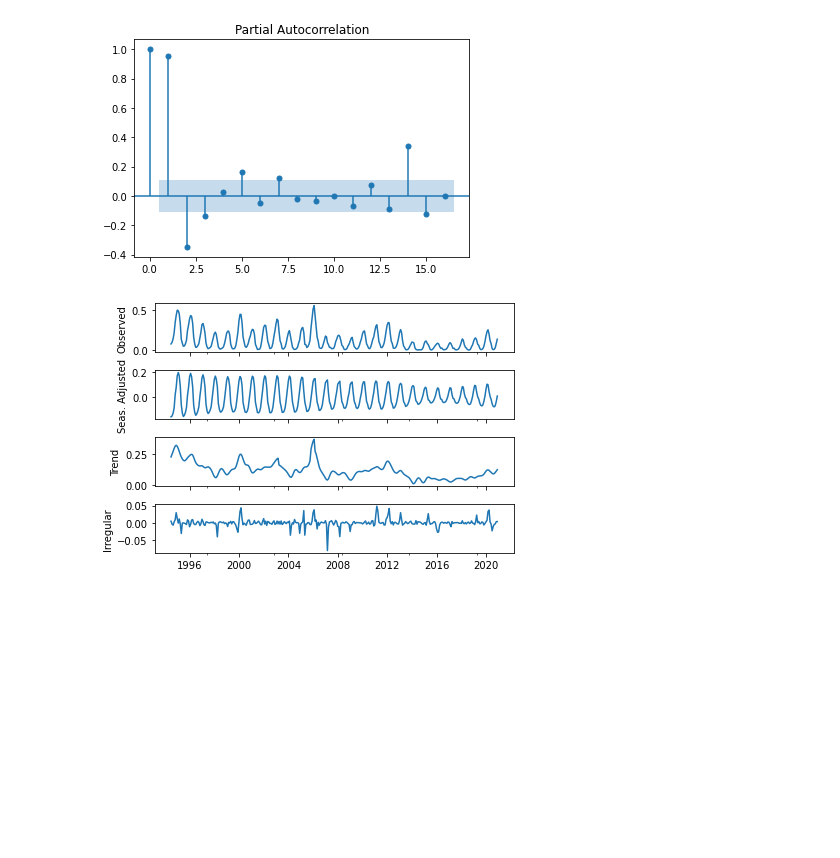
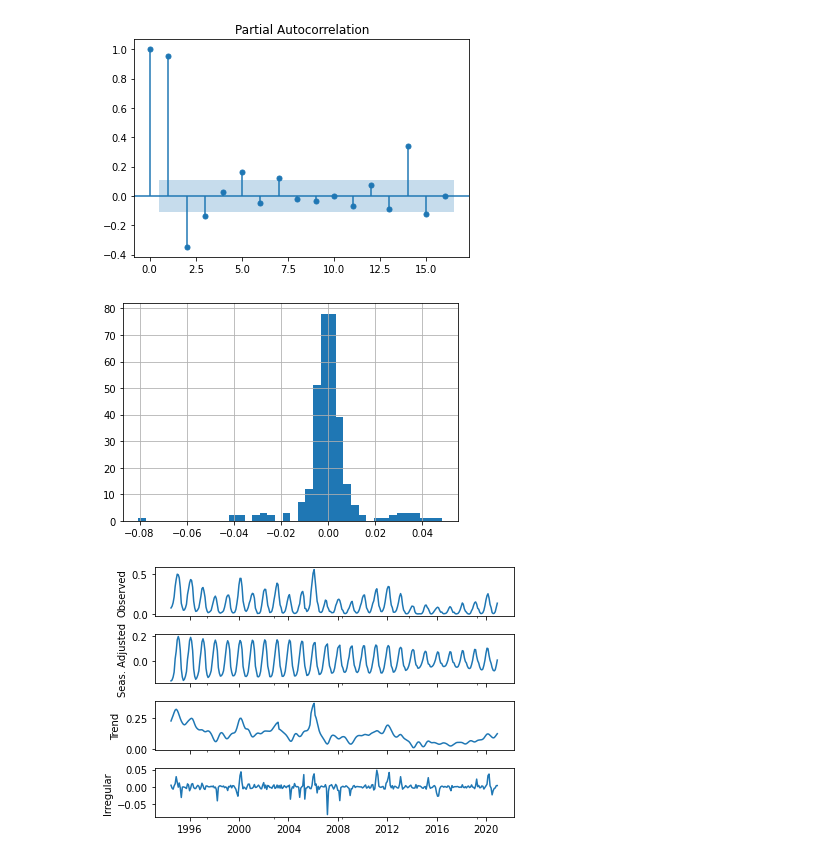
Before and after one commit to jcierocki/INGModellingContest, a Jupyter notebook: notebooks/task1.ipynb, the cells around one changed output. Saved outputs shown, nothing was run; the diff lists cells and outputs as text; code cells hidden in the pictures; blank space fills up the shorter version.

```diff
--- a/notebooks/task1.ipynb
+++ b/notebooks/task1.ipynb
@@ -204,6 +221,15 @@ print()
 # %% [output]
 [figure]
 [figure]
+# %%
+resid_x13 = x13_results.irregular.dropna().to_numpy()
+
+plt.hist(resid_x13, bins=40)
+plt.grid(True)
+
+print()
+# %% [output]
+[figure, added]
 # %%
 x13_results.seasadj = (x13_results.observed - x13_results.seasadj)
 x13_results.plot()
```
Also changed, not shown: parts of 7 cells of this notebook.
